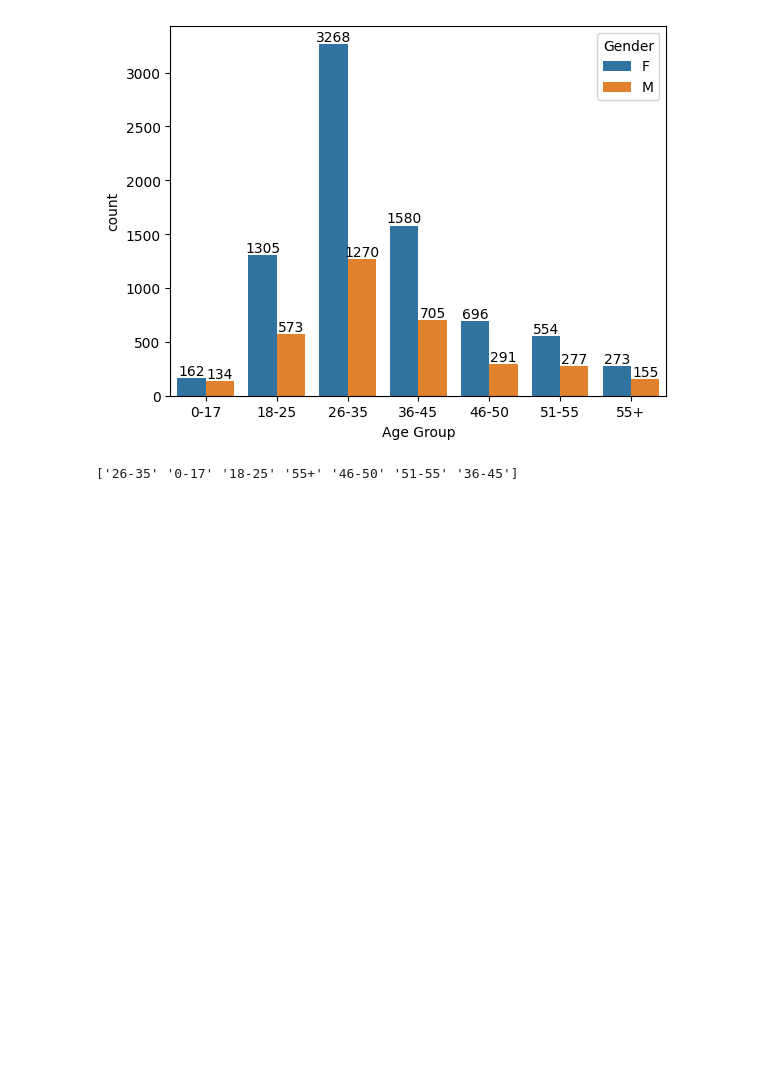
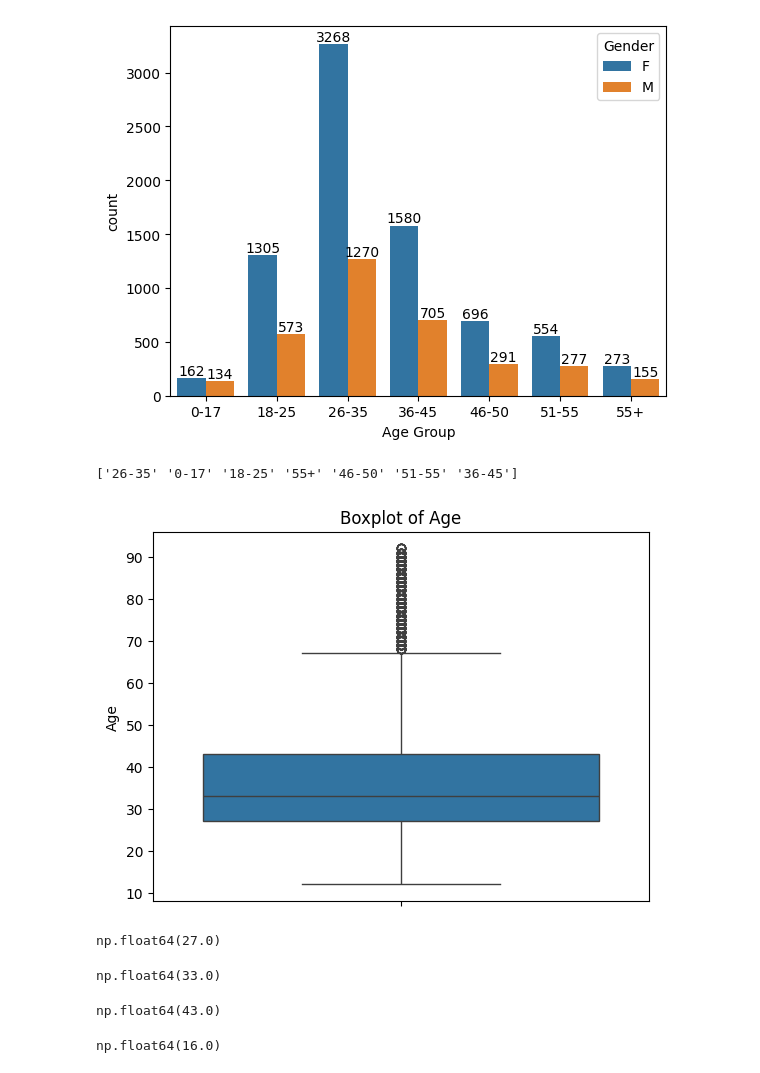
Before and after one commit to priyanz79/docs, a Jupyter notebook: chapter_appendix-tools-for-deep-learning/jupyter.ipynb, the cells around one changed output. Saved outputs shown, nothing was run; the diff lists cells and outputs as text; code cells hidden in the pictures; blank space fills up the shorter version.

```diff
--- a/chapter_appendix-tools-for-deep-learning/jupyter.ipynb
+++ b/chapter_appendix-tools-for-deep-learning/jupyter.ipynb
@@ -272,3 +272,9 @@ print(df['Age Group'].unique())
 ['26-35' '0-17' '18-25' '55+' '46-50' '51-55' '36-45']
 # %%
 ax1
+# %%
+sns.boxplot(y=df['Age'])
+plt.title('Boxplot of Age')
+plt.show()
+# %% [output]
+[figure, added]
@@ -274,0 +283,20 @@ ax1
+# %%
+q1=np.percentile(df['Age'],25)
+q1
+# %% [output]
+np.float64(27.0)
+# %%
+q2=np.percentile(df['Age'],50)
+q2
+# %% [output]
+np.float64(33.0)
+# %%
+q3=np.percentile(df['Age'],75)
+q3
+# %% [output]
+np.float64(43.0)
+# %%
+iqr=q3-q1
+iqr
+# %% [output]
+np.float64(16.0)
```
Also changed, not shown: parts of 3 cells of this notebook.
